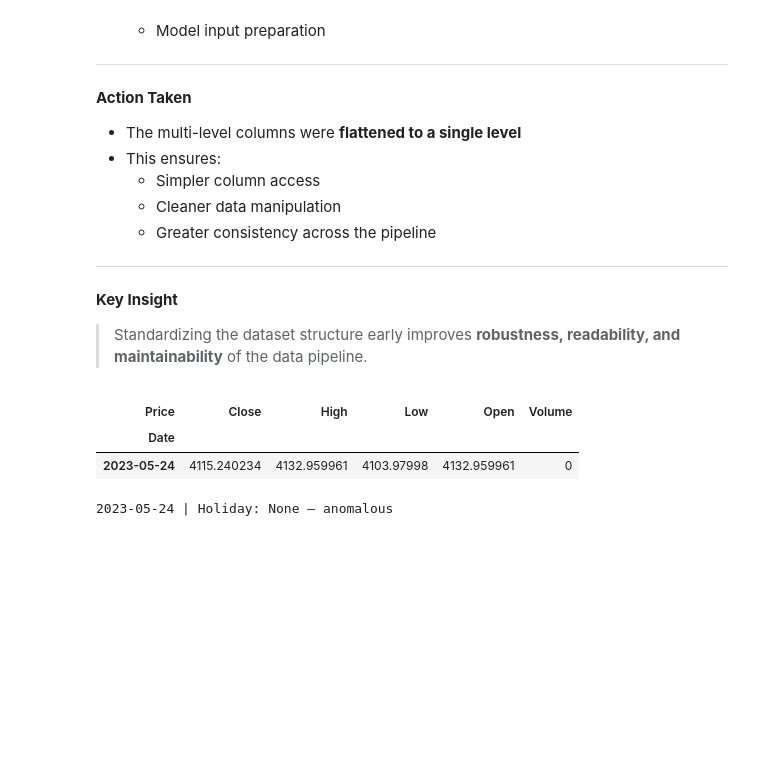
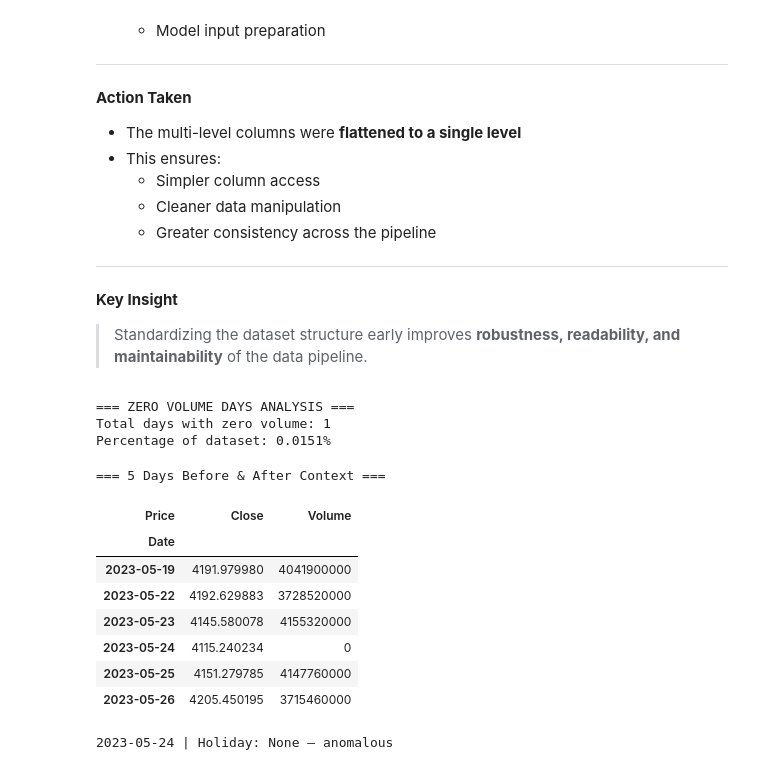
Before and after one commit to Mena-Beshara/sp500-market-intelligence, a Jupyter notebook: notebooks/01_eda.ipynb, the cells around one changed output. Drawn from its saved outputs; the diff is of its cells as text; code cells hidden in the pictures; blank space fills up the shorter version.

```diff
--- a/notebooks/01_eda.ipynb
+++ b/notebooks/01_eda.ipynb
@@ -181,20 +176,32 @@ While this format is useful when working with **multiple assets**, it introduces
 
 > Standardizing the dataset structure early improves **robustness, readability, and maintainability** of the data pipeline.
 # %%
-# How many days have a volume of 0
-raw[raw['Volume'] == 0]
+#  Zero Volume Investigation
+print("=== ZERO VOLUME DAYS ANALYSIS ===")
+zero_volume = raw[raw['Volume'] == 0]
+print(f"Total days with zero volume: {len(zero_volume)}")
+print(f"Percentage of dataset: {len(zero_volume)/len(raw)*100:.4f}%")
 # %% [output]
-| Price | Close | High | Low | Open | Volume |
-| Date |  |  |  |  |  |
-| 2023-05-24 | 4115.240234 | 4132.959961 | 4103.97998 | 4132.959961 | 0 |
+=== ZERO VOLUME DAYS ANALYSIS ===
+Total days with zero volume: 1
+Percentage of dataset: 0.0151%
 # %%
-fig = raw['Volume'].plot(title='S&P 500 Daily Volume')
-fig.update_layout(
-    showlegend=False,
-    yaxis_title='Volume',
-    xaxis_title='Date'
-)
-fig.show()
+# Context around that day
+if len(zero_volume) > 0:
+    idx = zero_volume.index[0]
+    window = raw.loc[idx - pd.Timedelta(days=5): idx + pd.Timedelta(days=5)]
+    print("\n=== 5 Days Before & After Context ===")
+    display(window[['Close', 'Volume']])
+# %% [output]
+=== 5 Days Before & After Context ===
+| Price | Close | Volume |
+| Date |  |  |
+| 2023-05-19 | 4191.979980 | 4041900000 |
+| 2023-05-22 | 4192.629883 | 3728520000 |
+| 2023-05-23 | 4145.580078 | 4155320000 |
+| 2023-05-24 | 4115.240234 | 0 |
+| 2023-05-25 | 4151.279785 | 4147760000 |
+| 2023-05-26 | 4205.450195 | 3715460000 |
 # %%
 # programmatically verified zero-volume days against US holiday calendars
 us_holidays = holidays.US()
```
Also changed, not shown: parts of 10 cells of this notebook.
